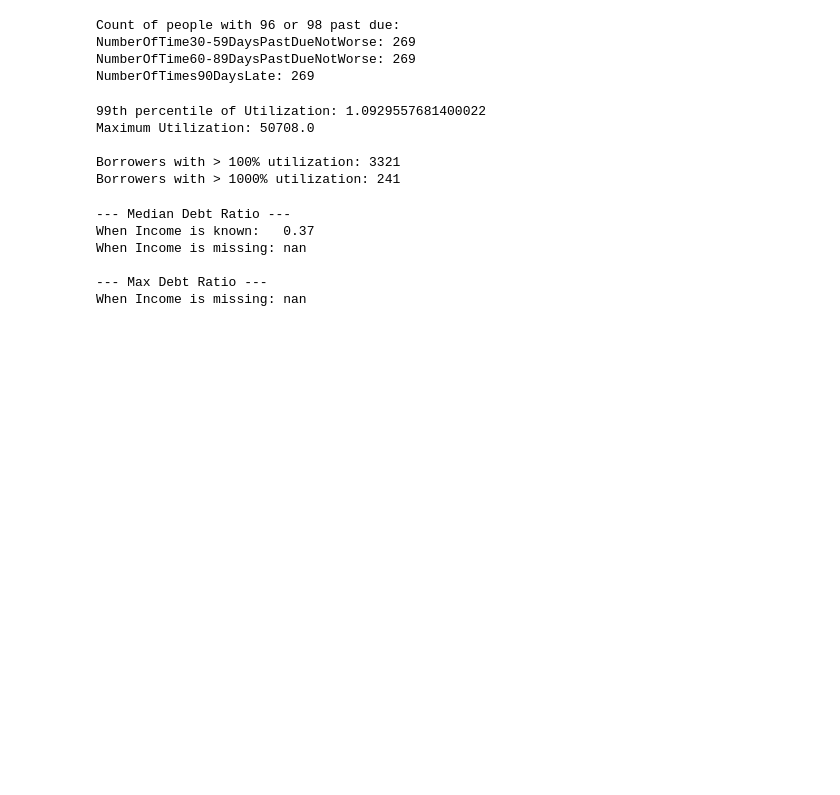
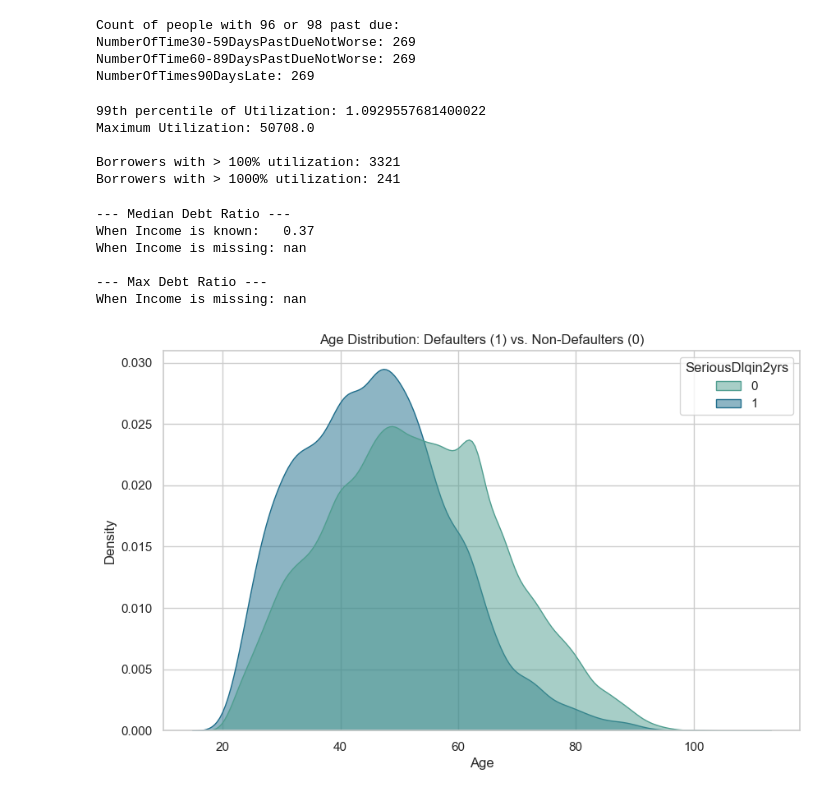
Before and after one commit to Praveenk2324/Credit-Risk-Scoring, a Jupyter notebook: notebooks/EDA.ipynb, the cells around one changed output. Drawn from its saved outputs; the diff is of its cells as text; code cells hidden in the pictures; blank space fills up the shorter version.

```diff
--- a/notebooks/EDA.ipynb
+++ b/notebooks/EDA.ipynb
@@ -214,3 +214,21 @@ When Income is missing: nan
 
 --- Max Debt Ratio ---
 When Income is missing: nan
+# %%
+import matplotlib.pyplot as plt
+import seaborn as sns
+import numpy as np
+
+# We filter out the age=0 anomaly we found earlier for a clean plot
+clean_age_df = df[df['age'] > 0]
+
+plt.figure(figsize=(10, 6))
+sns.kdeplot(data=clean_age_df, x='age', hue='SeriousDlqin2yrs',
+            common_norm=False, fill=True, palette='crest', alpha=0.5)
+
+plt.title('Age Distribution: Defaulters (1) vs. Non-Defaulters (0)')
+plt.xlabel('Age')
+plt.ylabel('Density')
+plt.show()
+# %% [output]
+[figure, added]
```
Also changed, not shown: parts of 2 cells of this notebook.
